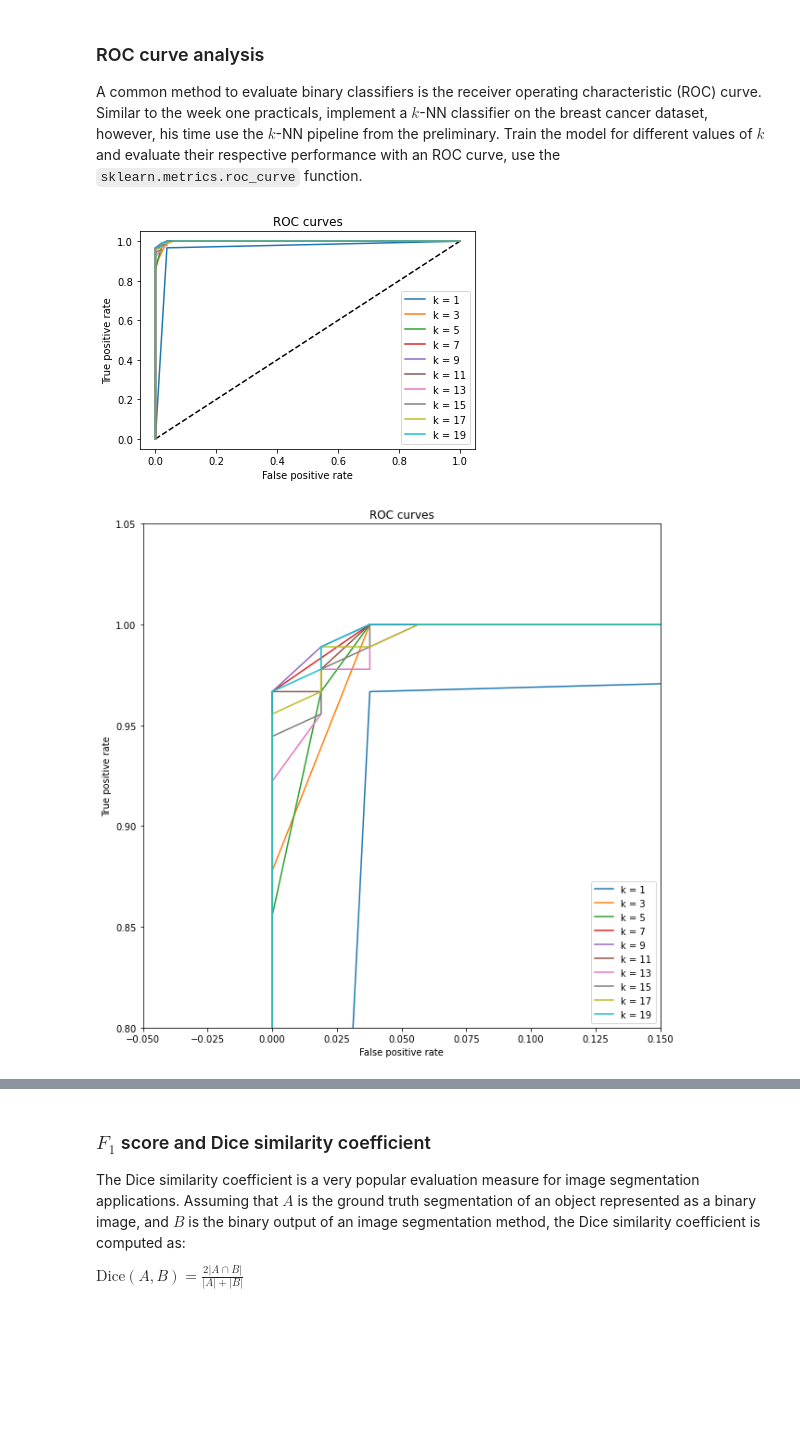
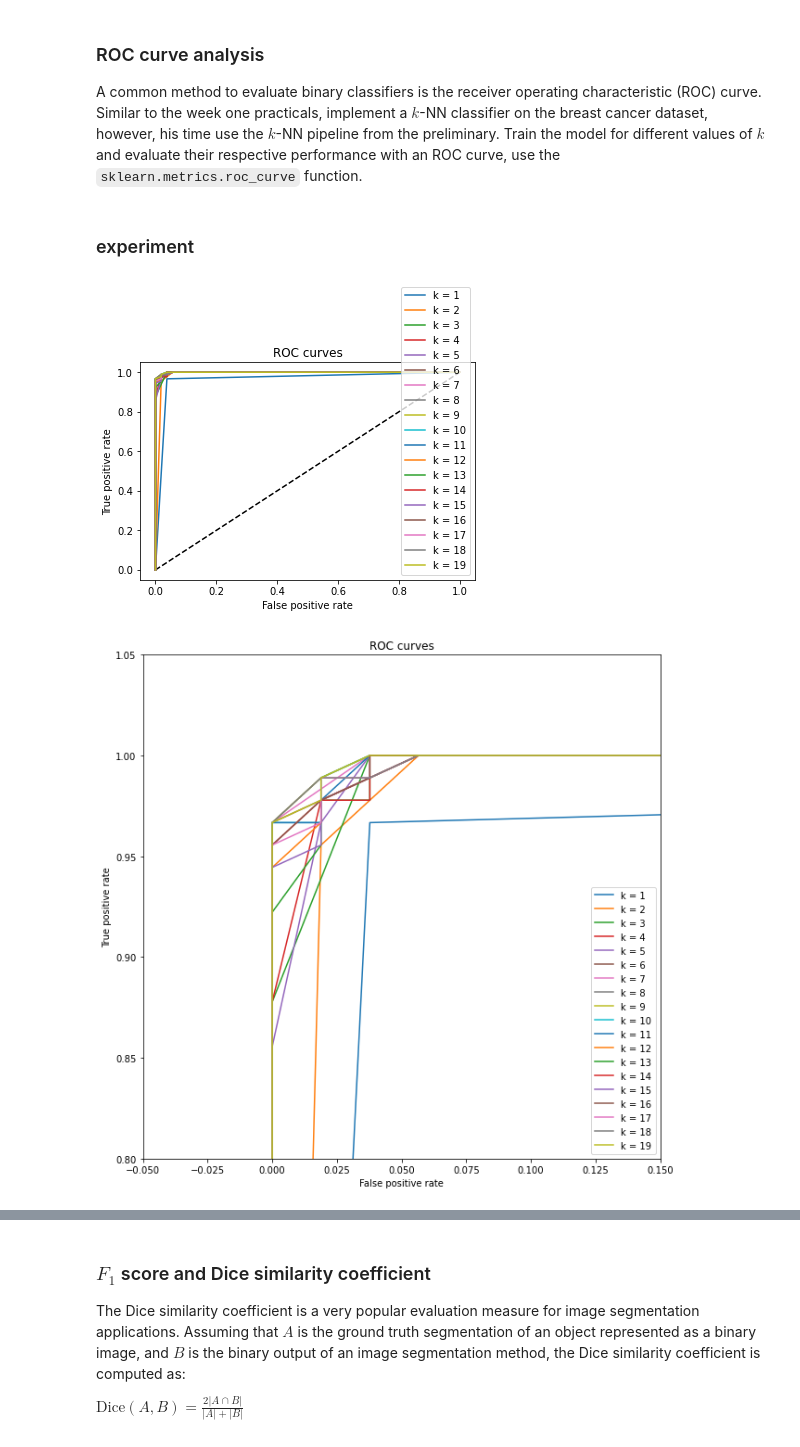
Before and after one commit to bram-boerenkamp/8dm50-machine-learning-master, a Jupyter notebook: practicals/week_2.ipynb, the cells around one changed output, grey strips where cells are left out. Drawn from its saved outputs; the diff is of its cells as text; code cells hidden in the pictures; blank space fills up the shorter version.

```diff
--- a/practicals/week_2.ipynb
+++ b/practicals/week_2.ipynb
@@ -300,12 +310,9 @@ y = diabetes.target
 # make use of the train_test_split() utility function instead
 # of manually dividing the data
 X_train, X_test, y_train, y_test = train_test_split(X, y, test_size=0.2,random_state=40)
-print(X_train.shape)
-print(X_test.shape)
-print(y_train.shape)
-print(y_test.shape)
 
-range_degree = np.arange(1, 10, 1)
+# range of polynomial degrees, only 1 to 11 because of the computational cost of higher degrees
+range_degree = np.arange(1, 11)
 
 model = Pipeline([
     ('poly', PolynomialFeatures()),
@@ -342,15 +349,6 @@ for degree in range_degree:
 
 # Plot the learning curve
 plt.figure(figsize=(8, 6))
-plt.plot(range_degree[:20], scores[:20], label="Train MSE", marker='o')
-plt.xlabel('Polynomial Degree')
-plt.ylabel('Mean Squared Error')
-plt.title('Learning Curve: MSE vs Polynomial Degree (Zoomed In)')
-plt.legend()
-plt.grid(True)
-plt.show()
-
-plt.figure(figsize=(8, 6))
 plt.plot(range_degree, scores, label="Train MSE", marker='o')
 plt.xlabel('Polynomial Degree')
 plt.ylabel('Mean Squared Error')
@@ -370,6 +359,8 @@ test MSE 4189.681600195273
 # %% [markdown]
 ### ROC curve analysis
 A common method to evaluate binary classifiers is the receiver operating characteristic (ROC) curve. Similar to the week one practicals, implement a $k$-NN classifier on the breast cancer dataset, however, his time use the $k$-NN pipeline from the preliminary. Train the model for different values of $k$ and evaluate their respective performance with an ROC curve, use the `sklearn.metrics.roc_curve` function.
+# %% [markdown]
+### experiment
 # %%
 
 from sklearn.preprocessing import StandardScaler
@@ -388,7 +379,7 @@ y = breast_cancer.target
 # of manually dividing the data
 X_train, X_test, y_train, y_test = train_test_split(X, y, stratify=y, random_state=40)
 
-k_values = list(range(1, 20, 2)) #iterate over different k values, modify this value to determine the number of neighbours
+k_values = list(range(1, 20, 1)) #iterate over different k values, modify this value to determine the number of neighbours
 fpr_list = [] #store the false positive rate
 tpr_list = [] #store the true positive rate
 
@@ -407,32 +398,32 @@ for k in k_values:
 
     # calculate the ROC curve
     fpr, tpr, _ = roc_curve(y_test, prediction, drop_intermediate=False)
     fpr_list.append(fpr)
     tpr_list.append(tpr)
 
 # plot the ROC curves
 plt.figure()
 plt.plot([0, 1], [0, 1], 'k--')
 for idx in range(len(k_values)):
     plt.plot(fpr_list[idx], tpr_list[idx], label='k = %d' % k_values[idx])
 plt.xlabel('False positive rate')
 plt.ylabel('True positive rate')
 plt.title('ROC curves')
 plt.legend(loc='lower right')
 plt.show()
 
 # zoomed in version of the ROC curves
 plt.figure(figsize=(10,10))
 plt.plot([0, 1], [0, 1], 'k--')
 for idx in range(len(k_values)):
     plt.plot(fpr_list[idx], tpr_list[idx], label='k = %d' % k_values[idx])
 plt.xlabel('False positive rate')
 plt.ylabel('True positive rate')
 plt.xlim([-0.05, 0.15])
 plt.ylim([0.8, 1.05])
 plt.title('ROC curves')
 plt.legend(loc='lower right')
 plt.show()
 # %% [output]
-[figure, old version]
+[figure, new version]
-[figure, old version]
+[figure, new version]
```
Also changed, not shown: parts of 14 cells of this notebook.
